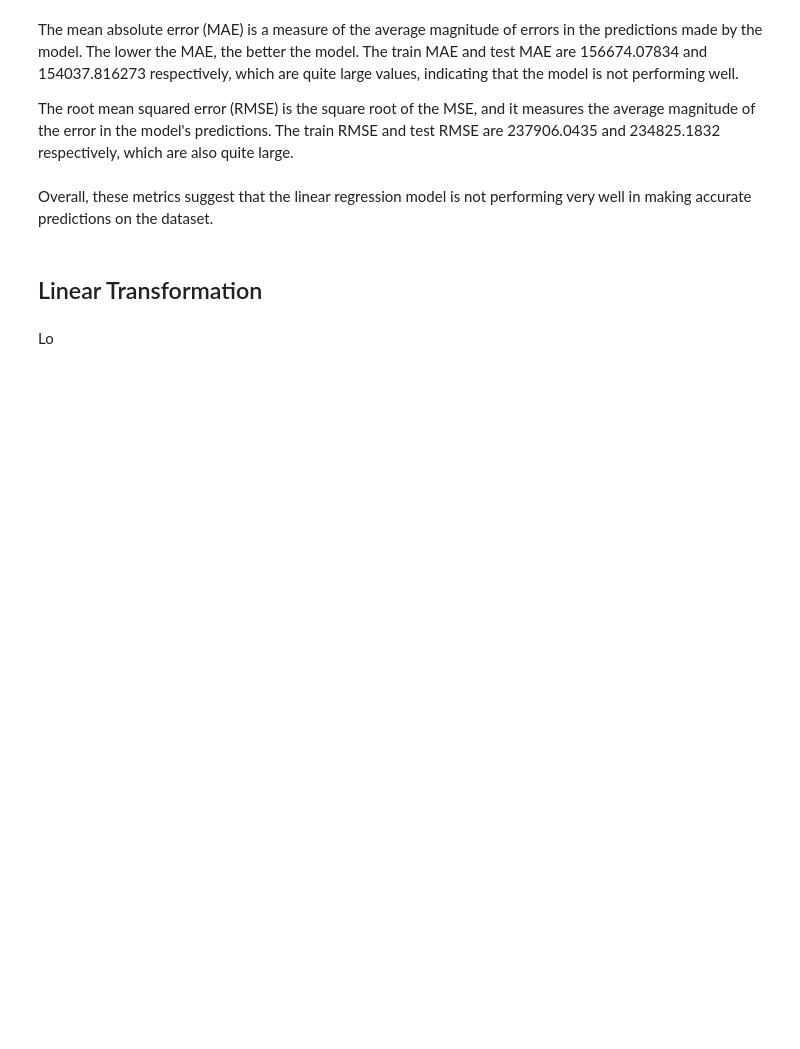
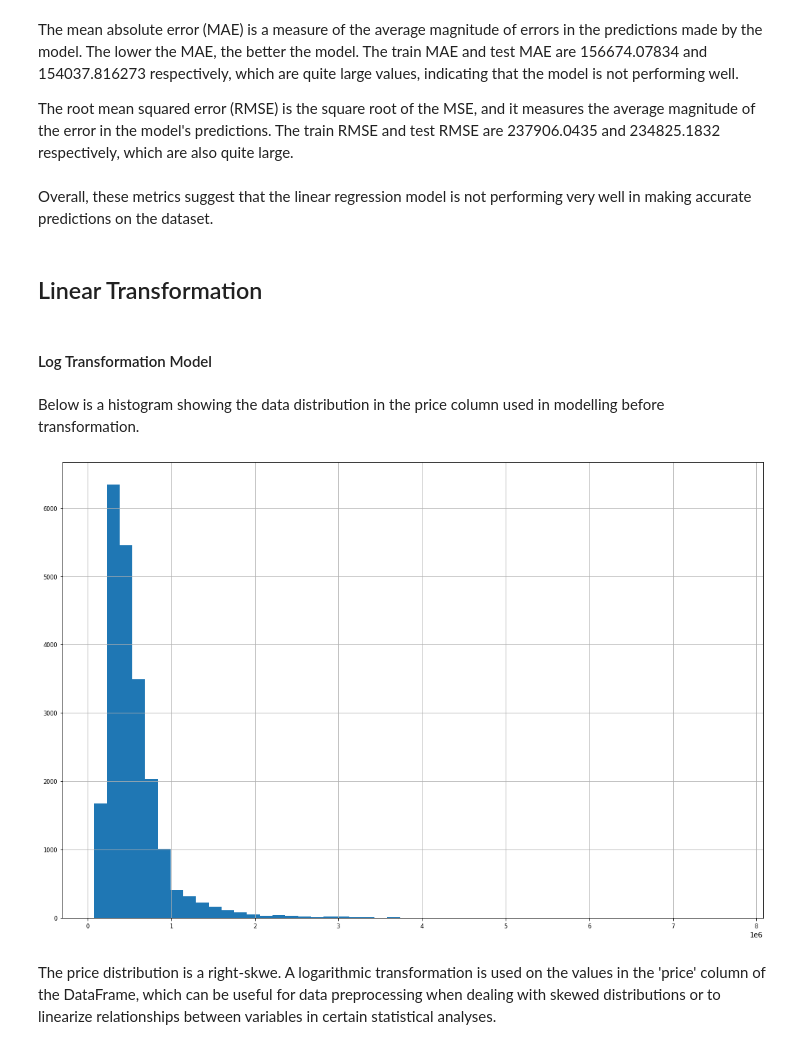
Before and after one commit to clydeochieng/dsc-phase-2-project, a Jupyter notebook: student.ipynb, the cells around one changed output. Cells and saved outputs as stored; diff of their text form; code cells hidden in the pictures; blank space fills up the shorter version.

Commit message:
log transformation model

```diff
--- a/student.ipynb
+++ b/student.ipynb
@@ -877,5 +877,15 @@ The root mean squared error (RMSE) is the square root of the MSE, and it measure
 Overall, these metrics suggest that the linear regression model is not performing very well in making accurate predictions on the dataset.
 # %% [markdown]
 ## Linear Transformation
-# %% [markdown]
-Lo
+# %% [markdown]
+#### Log Transformation Model
+# %% [markdown]
+Below is a histogram showing the data distribution in the price column used in modelling before transformation.
+# %%
+
+# Plotting histograms of all the variables
+house_data_clean['price'].hist(figsize=(18,12), bins=50, xlabelsize=8, ylabelsize=8);
+# %% [output]
+[figure, added]
+# %% [markdown]
+ The price distribution is a right-skwe. A logarithmic transformation is used on the values in the 'price' column of the DataFrame, which can be useful for data preprocessing when dealing with skewed distributions or to linearize relationships between variables in certain statistical analyses.
```
Also changed, not shown: parts of 4 cells of this notebook.
